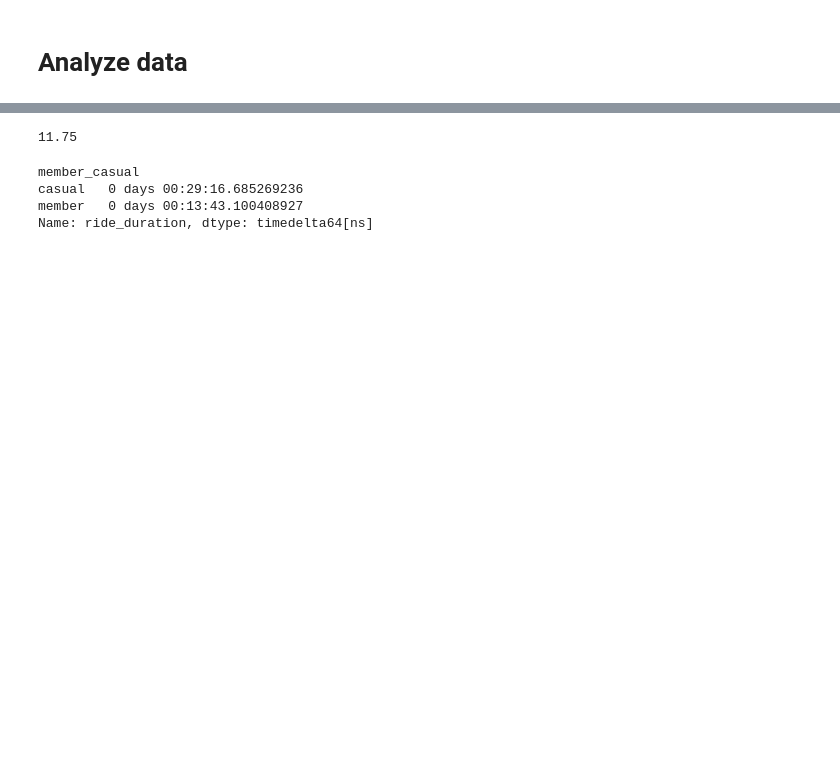
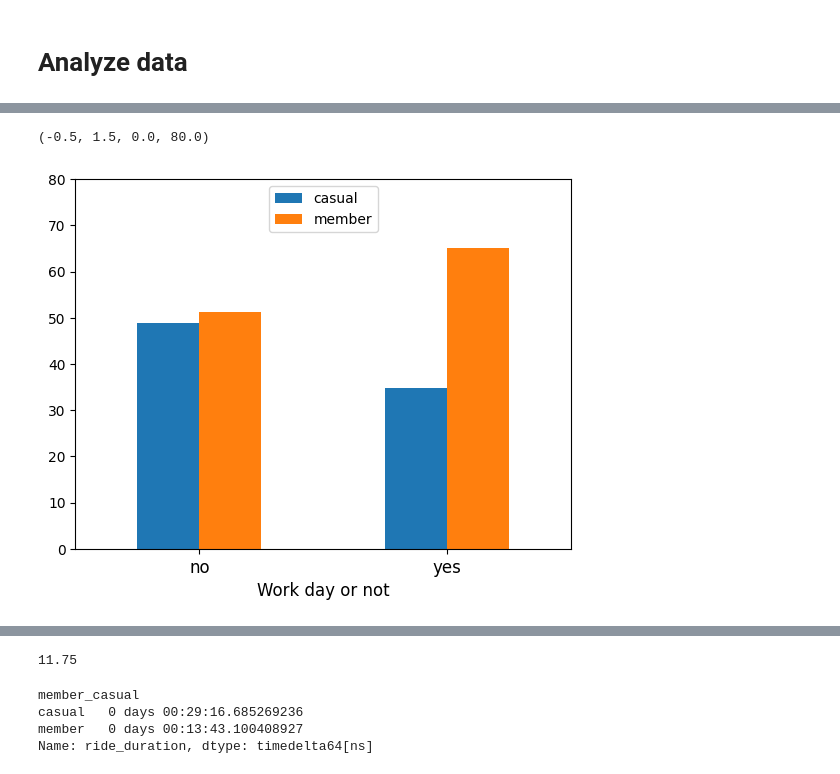
Before and after one commit to jackykang061233/data_analysis_project, a Jupyter notebook: divvy_bike/data_analyse.ipynb, the cells around one changed output, grey strips where cells are left out. Drawn from its saved outputs; the diff is of its cells as text; code cells hidden in the pictures; blank space fills up the shorter version.

```diff
--- a/divvy_bike/data_analyse.ipynb
+++ b/divvy_bike/data_analyse.ipynb
@@ -85,0 +110,9 @@ ax.legend(loc=9)
+# %%
+ax_work_day = work_day.unstack('member_casual').plot.bar()
+ax_work_day.set_xlabel('Work day or not', fontsize='large')
+ax_work_day.set_xticklabels(["no","yes"], rotation=0, fontsize='large')
+ax_work_day.legend(loc=9)
+ax_work_day.axis(ymax=80)
+# %% [output]
+(-0.5, 1.5, 0.0, 80.0)
+[figure, added]
```
Also changed, not shown: parts of 37 cells of this notebook.
